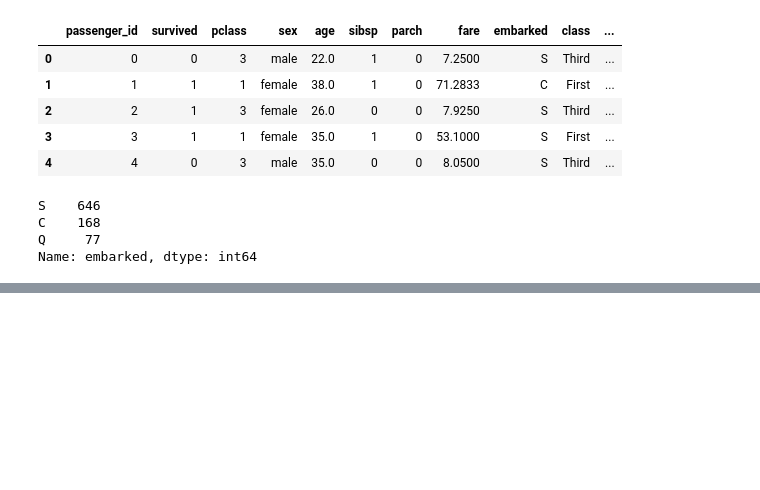
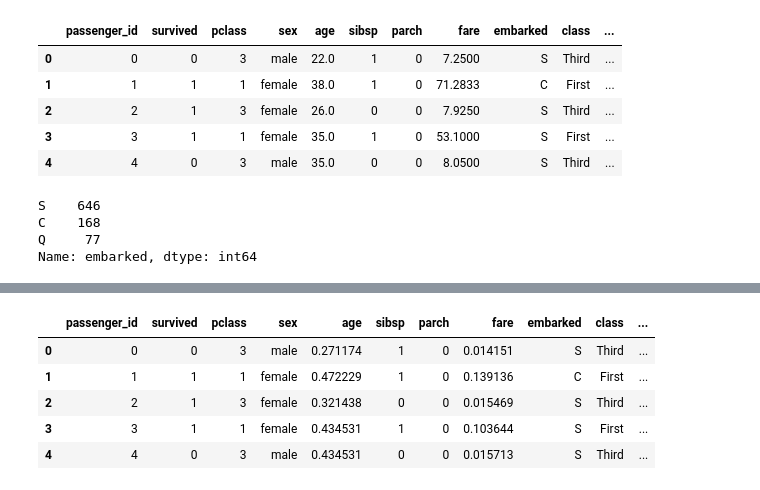
Before and after one commit to Johndsalas/ds-methodologies-exercises, a Jupyter notebook: classification/classification_exercises.ipynb, the cells around one changed output, grey strips where cells are left out. Saved outputs shown, nothing was run; the diff lists cells and outputs as text; code cells hidden in the pictures; blank space fills up the shorter version.

```diff
--- a/classification/classification_exercises.ipynb
+++ b/classification/classification_exercises.ipynb
@@ -335,0 +329,9 @@ Name: embarked, dtype: int64
+# %%
+import numpy as np
+from sklearn.impute import SimpleImputer
+# create
+imp_mode = SimpleImputer(missing_values=np.nan, strategy='most_frequent')
+# fit
+imp_mode.fit(tdf[['embark_town']])
+# train
+tdf['embark_town'] = imp_mode.transform(tdf[['embark_town']])
@@ -336,7 +345,8 @@ Name: embarked, dtype: int64
 # %%
+# Use a label encoder to transform the embarked column.
 # create
 int_encoder = LabelEncoder()
 # fit
 int_encoder.fit(tdf.embarked)
 # transform
-tdf.embarked = int_encoder.transform(tdf.embarked)
+tdf_embarked = int_encoder.transform(tdf.embarked)
@@ -344,0 +375,16 @@ tdf.embarked = int_encoder.transform(tdf.embarked)
+# %%
+# Scale the age and fare columns using a min max scaler.
+
+from sklearn.preprocessing import MinMaxScaler
+
+scaler = MinMaxScaler()
+scaler.fit(tdf[['fare']])
+tdf.fare = scaler.transform(tdf[['fare']])
+
+imp_median = SimpleImputer(missing_values=np.nan, strategy = 'median')
+tdf['age'] = imp_median.fit_transform(tdf[['age']])
+
+
+scaler = MinMaxScaler()
+scaler.fit(tdf[['age']])
+tdf.age = scaler.transform(tdf[['age']])
@@ -344,0 +423,9 @@ tdf.embarked = int_encoder.transform(tdf.embarked)
+# %%
+tdf.head()
+# %% [output]
+|  | passenger_id | survived | pclass | sex | age | sibsp | parch | fare | embarked | class | ... |
+| 0 | 0 | 0 | 3 | male | 0.271174 | 1 | 0 | 0.014151 | S | Third | ... |
+| 1 | 1 | 1 | 1 | female | 0.472229 | 1 | 0 | 0.139136 | C | First | ... |
+| 2 | 2 | 1 | 3 | female | 0.321438 | 0 | 0 | 0.015469 | S | Third | ... |
+| 3 | 3 | 1 | 1 | female | 0.434531 | 1 | 0 | 0.103644 | S | First | ... |
+| 4 | 4 | 0 | 3 | male | 0.434531 | 0 | 0 | 0.015713 | S | Third | ... |
```
Also changed, not shown: parts of 12 cells of this notebook, 2 other files.
